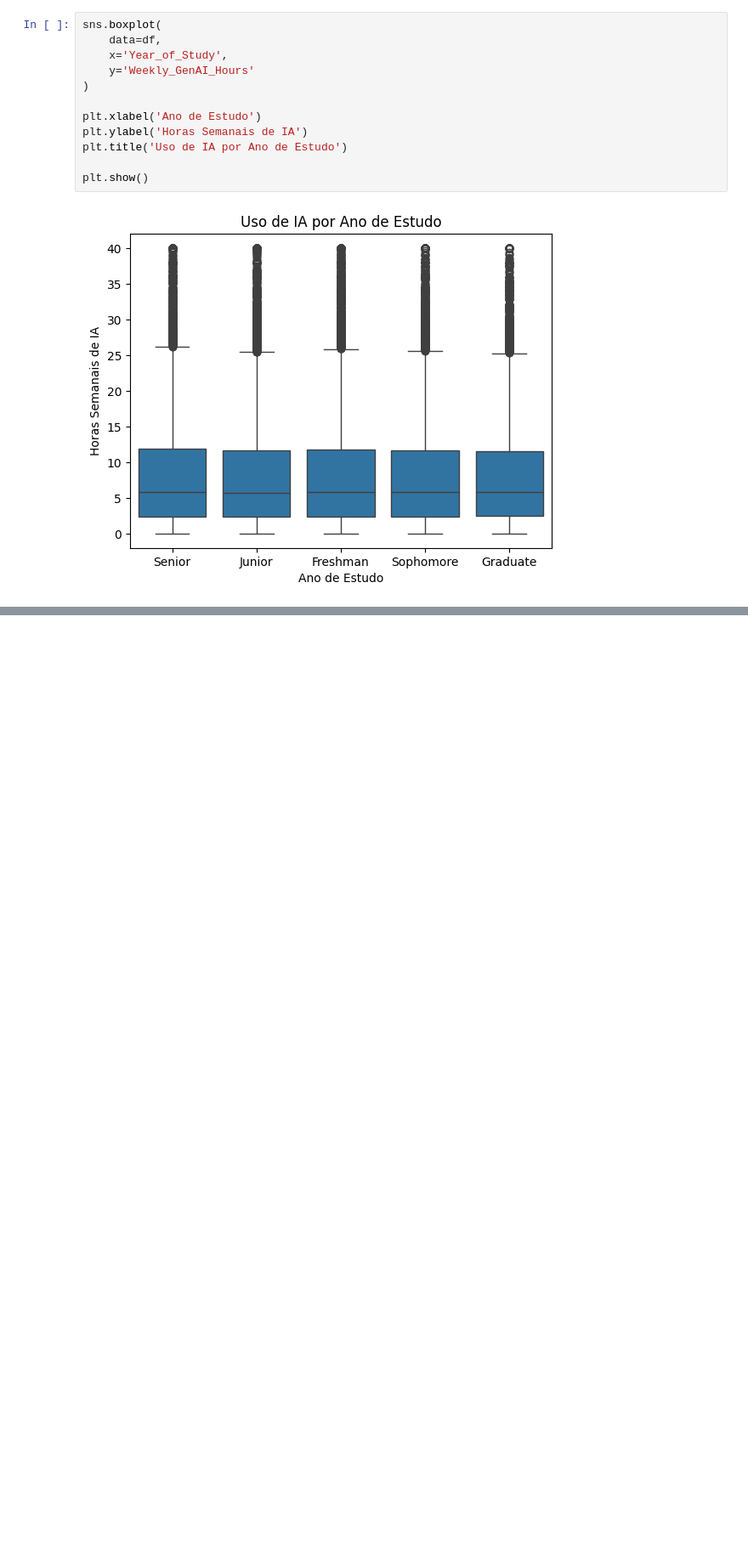
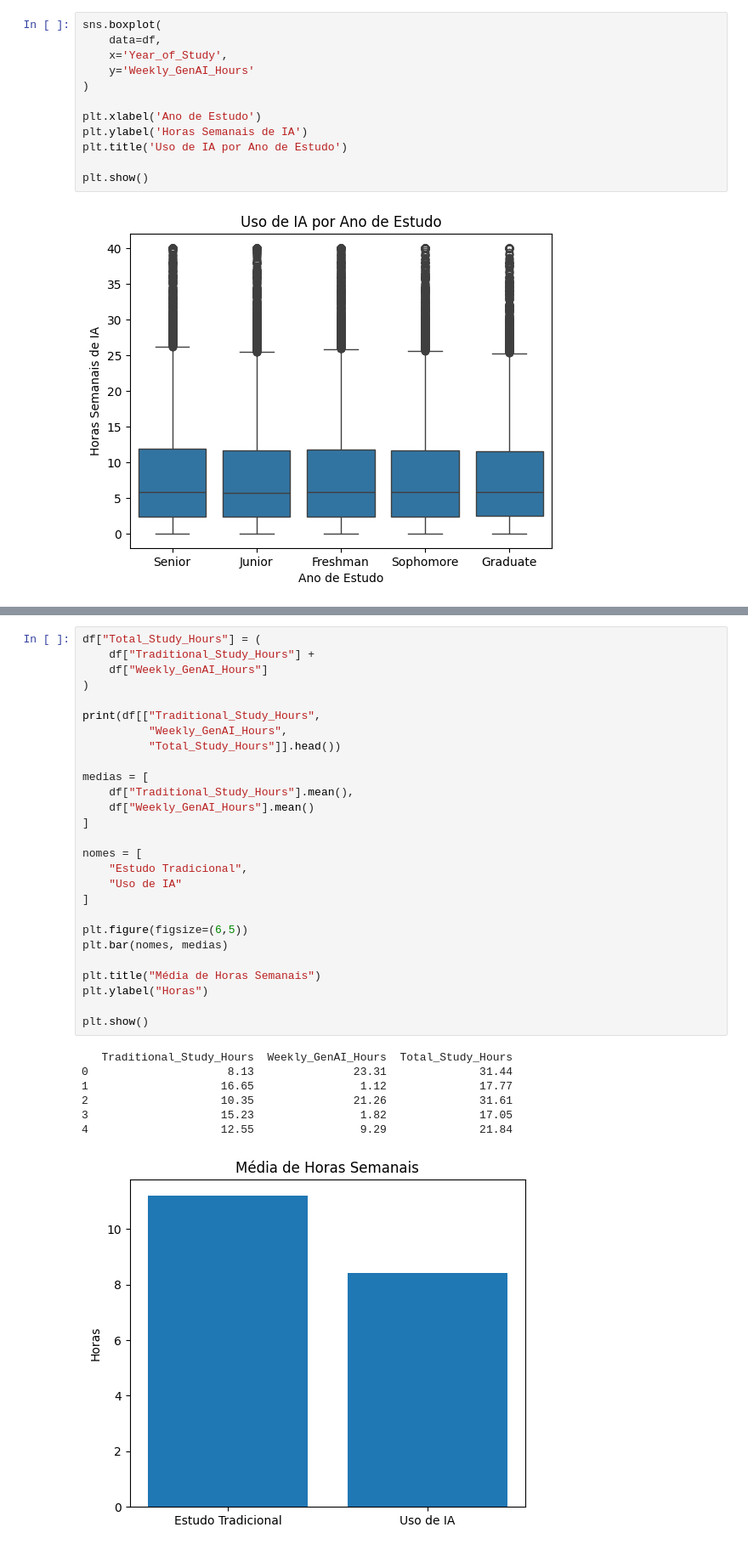
Before and after one commit to vinicuervo/Treinamento-ScitecJr-2026, a Jupyter notebook: aula3/atividade 3.ipynb, the cells around one changed output, grey strips where cells are left out. Shown at 85% size. Saved outputs shown, nothing was run; the diff lists cells and outputs as text; blank space fills up the shorter version.

```diff
--- a/aula3/atividade 3.ipynb
+++ b/aula3/atividade 3.ipynb
@@ -110,0 +128,35 @@ plt.show()
+# %%
+df["Total_Study_Hours"] = (
+    df["Traditional_Study_Hours"] +
+    df["Weekly_GenAI_Hours"]
+)
+
+print(df[["Traditional_Study_Hours",
+          "Weekly_GenAI_Hours",
+          "Total_Study_Hours"]].head())
+
+medias = [
+    df["Traditional_Study_Hours"].mean(),
+    df["Weekly_GenAI_Hours"].mean()
+]
+
+nomes = [
+    "Estudo Tradicional",
+    "Uso de IA"
+]
+
+plt.figure(figsize=(6,5))
+plt.bar(nomes, medias)
+
+plt.title("Média de Horas Semanais")
+plt.ylabel("Horas")
+
+plt.show()
+# %% [output]
+   Traditional_Study_Hours  Weekly_GenAI_Hours  Total_Study_Hours
+0                     8.13               23.31              31.44
+1                    16.65                1.12              17.77
+2                    10.35               21.26              31.61
+3                    15.23                1.82              17.05
+4                    12.55                9.29              21.84
+[figure, added]
```
Also changed, not shown: parts of 2 cells of this notebook, 1 other file.
